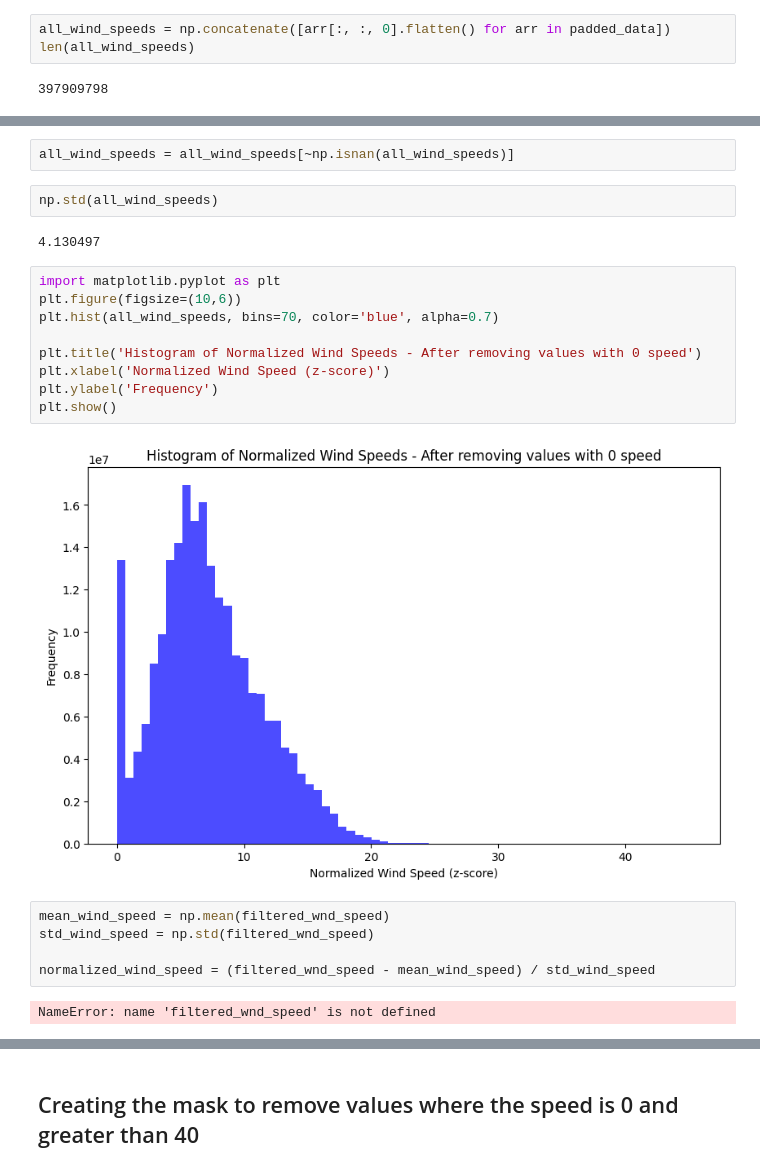
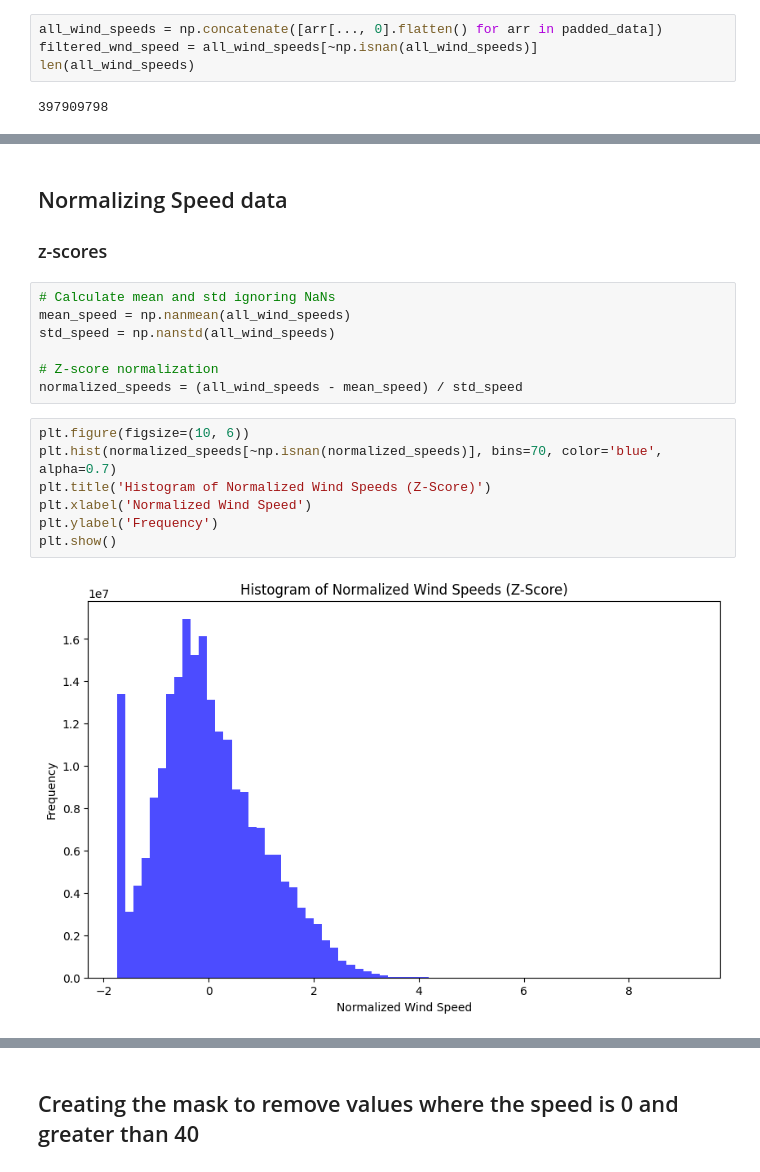
Before and after one commit to noriegamonsc1/Offshore-Wind-Research-2024-2025, a Jupyter notebook: notebooks/data_exploration/Numpy_arrays_Unsupervised_ML.ipynb, the cells around one changed output, grey strips where cells are left out. Drawn from its saved outputs; the diff is of its cells as text.

```diff
--- a/notebooks/data_exploration/Numpy_arrays_Unsupervised_ML.ipynb
+++ b/notebooks/data_exploration/Numpy_arrays_Unsupervised_ML.ipynb
@@ -146,5 +189,6 @@ PosixPath('/nfs/storage1/home/noriegac/Documents/Offshore Wind Research/data/pro
 # %%
-all_wind_speeds = np.concatenate([arr[:, :, 0].flatten() for arr in padded_data])
+all_wind_speeds = np.concatenate([arr[..., 0].flatten() for arr in padded_data])
+filtered_wnd_speed = all_wind_speeds[~np.isnan(all_wind_speeds)]
 len(all_wind_speeds)
 # %% [output]
 397909798
@@ -156,24 +235,19 @@ array([9.112082, 8.611857, 8.684312, ...,      nan,      nan,      nan],
-# %%
-all_wind_speeds = all_wind_speeds[~np.isnan(all_wind_speeds)]
+# %% [markdown]
+## Normalizing Speed data
+### z-scores
 # %%
-np.std(all_wind_speeds)
+# Calculate mean and std ignoring NaNs
+mean_speed = np.nanmean(all_wind_speeds)
+std_speed = np.nanstd(all_wind_speeds)
+
+# Z-score normalization
+normalized_speeds = (all_wind_speeds - mean_speed) / std_speed
-# %% [output]
-4.130497
 # %%
-import matplotlib.pyplot as plt
-plt.figure(figsize=(10,6))
-plt.hist(all_wind_speeds, bins=70, color='blue', alpha=0.7)
-
-plt.title('Histogram of Normalized Wind Speeds - After removing values with 0 speed')
-plt.xlabel('Normalized Wind Speed (z-score)')
+plt.figure(figsize=(10, 6))
+plt.hist(normalized_speeds[~np.isnan(normalized_speeds)], bins=70, color='blue', alpha=0.7)
+plt.title('Histogram of Normalized Wind Speeds (Z-Score)')
+plt.xlabel('Normalized Wind Speed')
 plt.ylabel('Frequency')
 plt.show()
 # %% [output]
-[figure, old version]
+[figure, new version]
-# %%
-mean_wind_speed = np.mean(filtered_wnd_speed)
-std_wind_speed = np.std(filtered_wnd_speed)
-
-normalized_wind_speed = (filtered_wnd_speed - mean_wind_speed) / std_wind_speed
-# %% [output]
-NameError: name 'filtered_wnd_speed' is not defined
```
Also changed, not shown: parts of 20 cells of this notebook, 1 other file.
